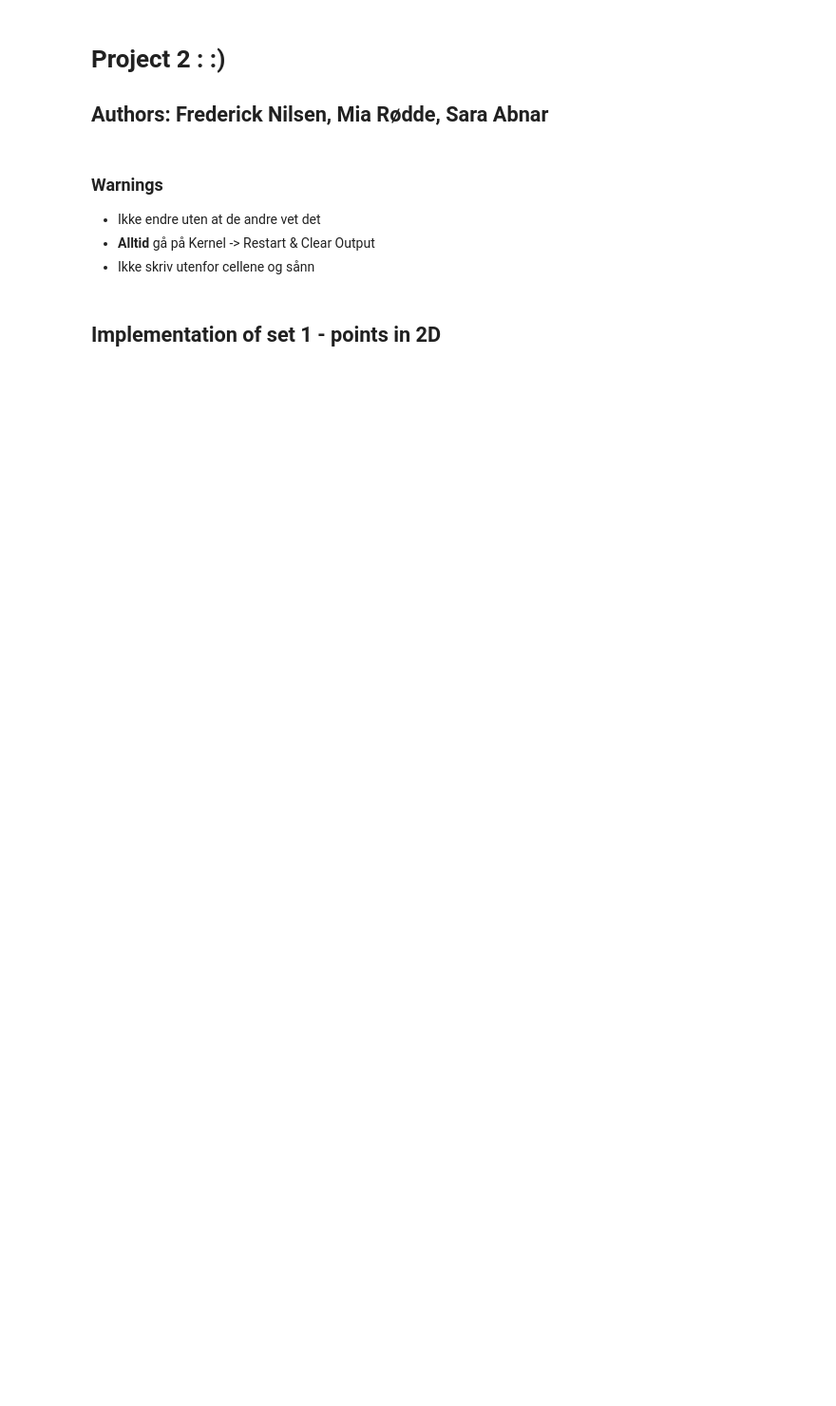
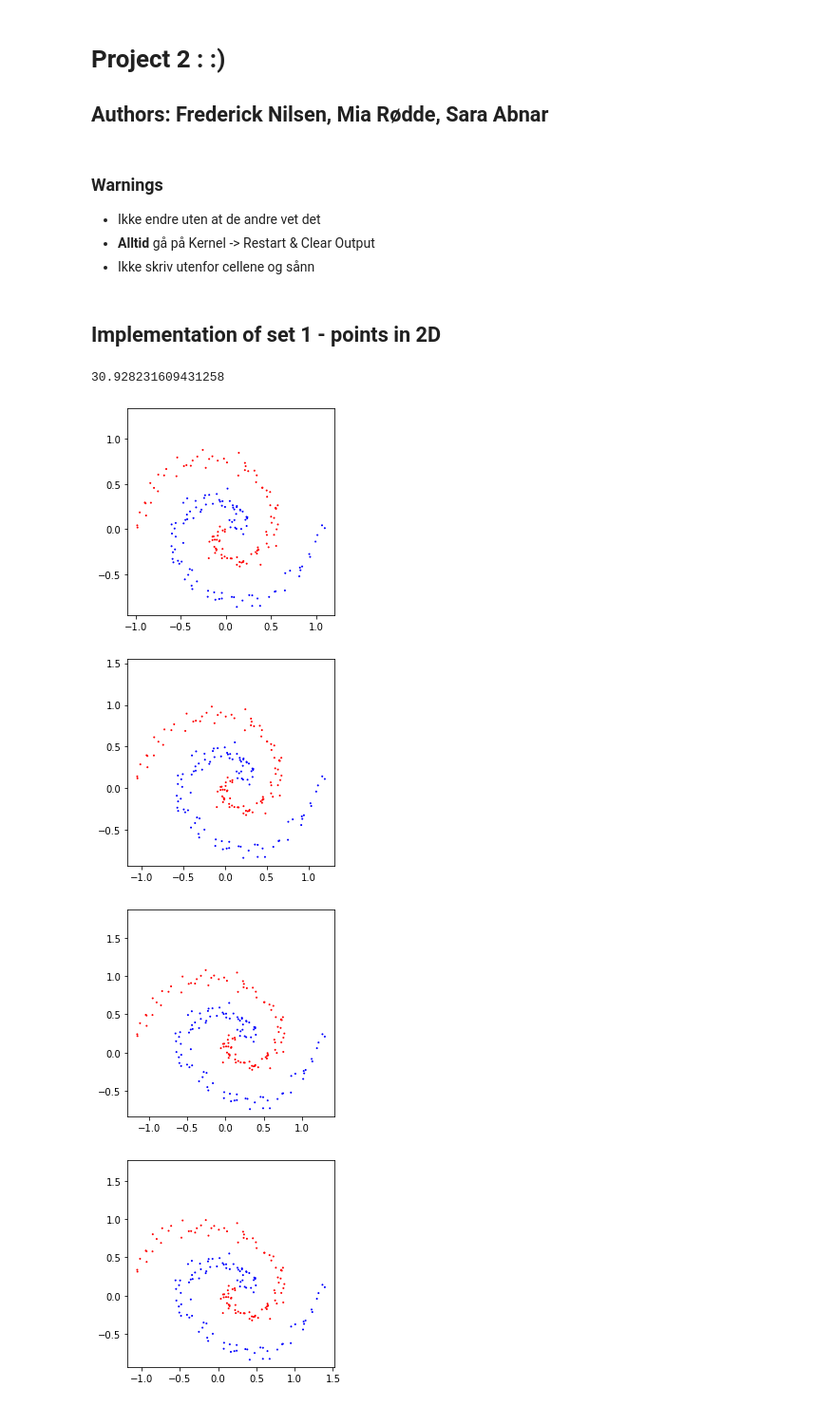
Before and after one commit to frederni/Vitber-2, a Jupyter notebook: Prosjekt 2 masterdoc.ipynb, the cells around one changed output. Shown at 95% size. Cells and saved outputs as stored; diff of their text form; code cells hidden in the pictures; blank space fills up the shorter version.

```diff
--- a/Prosjekt 2 masterdoc.ipynb
+++ b/Prosjekt 2 masterdoc.ipynb
@@ -130,4 +132,53 @@ for i in range(1,10001):   #Skal være 40001
     b, thisMb, thisVb = AdamAlg(b, 1, thisMb, thisVb)
     w, thisMw, thisVw = AdamAlg(w, 2, thisMw, thisVw)
     mu, thisMmu, thisVmu = AdamAlg(mu, 3, thisMmu, thisVmu)
-    counter = i
+    counter +=1
+# %%
+K = 10 # +1 gives number of layers, arbitrary number
+d = 2 # Ehh
+tau = 0.1 # learning parameter [0.01,0.1]
+Y0, C = get_data_spiral_2d(200) #Default n=200
+C_colors = getColorFromLabel(C)
+I = Y0.shape[1]
+One = np.full((I,2),1)
+
+np.random.seed(0)
+W = np.random.randn(K,d,d)
+np.random.seed(0)
+b = np.random.randn(K,d,1)     #startverdier
+np.random.seed(0)
+mu = np.random.randn()
+np.random.seed(0)
+w = np.random.randn(d,1)
+h = 0.1
+
+
+
+
+counter = 1
+for i in range(1,5000):   #Skal være 40001
+    #print(YK_list)
+    dJdWk, dJdBk, dJdw, dJdMU = getGradients(K, W,b,w,mu)
+    W-=tau*dJdWk
+    b-=tau*dJdBk
+    w-=tau*dJdw
+    mu-=tau*dJdMU
+    #print("riktig", mu)
+    #print(Jf(Z(w,mu)))
+    counter = i
+# %%
+from plotting import *
+
+print(Jf())
+testY, testC = get_data_spiral_2d(200)
+trainedY = YK(W, b, testY)
+#lastY = trainedY[K,:,:]
+#trainedZ = Z(w,mu,lastY)
+
+plot_progression(trainedY, getColorFromLabel(testC))
+# %% [output]
+30.928231609431258
+[figure, added]
+[figure, added]
+[figure, added]
+[figure, added]
```
Also changed, not shown: parts of 7 cells of this notebook, 1 other file.
